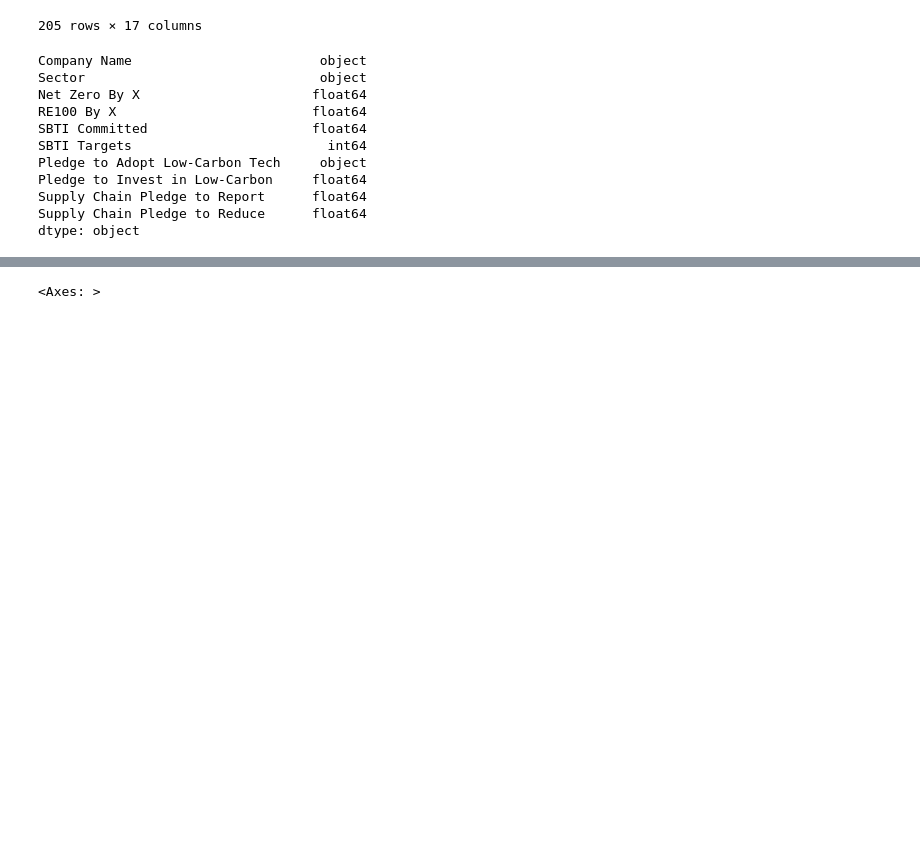
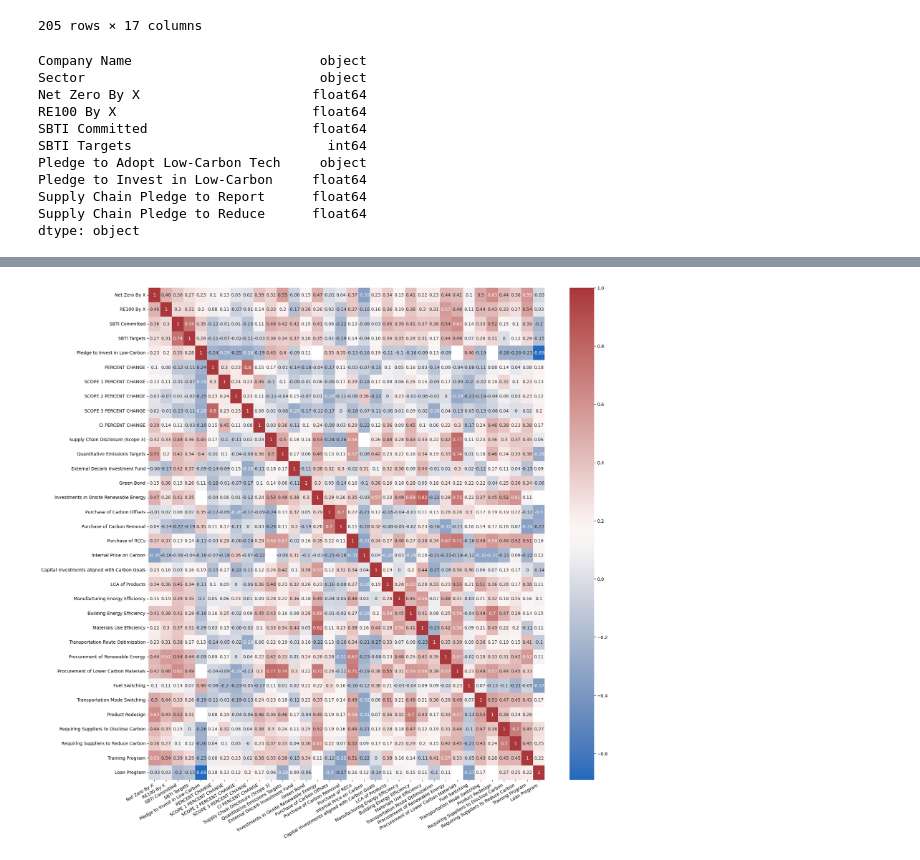
Before and after one commit to zcjanin/decarbonization-2024, a Jupyter notebook: Correlations.ipynb, the cells around one changed output, grey strips where cells are left out. Drawn from its saved outputs; the diff is of its cells as text; code cells hidden in the pictures; blank space fills up the shorter version.

```diff
--- a/Correlations.ipynb
+++ b/Correlations.ipynb
@@ -130,8 +184,3 @@ presentation_table = presentation_table.set_index('Commitments')
 # %%
 import dataframe_image as dfi
 dfi.export(presentation_table, 'presentation_table.png')
-# %%
-# activities on the left, percent change as columns, try flipping other way too
-
-activties_corr = emissions_activ.corr(method='kendall', numeric_only=True).round(2).drop(columns=['Product Specific Carbon Metric (CO2/X)'])
-activties_corr
@@ -157,9 +194,12 @@ activties_corr
 # %%
 # color code differently to view extremes, middle is lighter color and edges darker, if care about negative or positive then use red white blue color map,
 # white in the middle
 # possibly create submatrices
+plt.figure(figsize=[20,20])
 sns.heatmap(activties_corr, cmap='vlag', annot=True)
+plt.xticks(rotation=30, ha='right')
+plt.show();
 # %% [output]
-<Axes: >
+[figure, added]
 # %%
 # strong positive association
```
Also changed, not shown: parts of 15 cells of this notebook, 4 other files.
